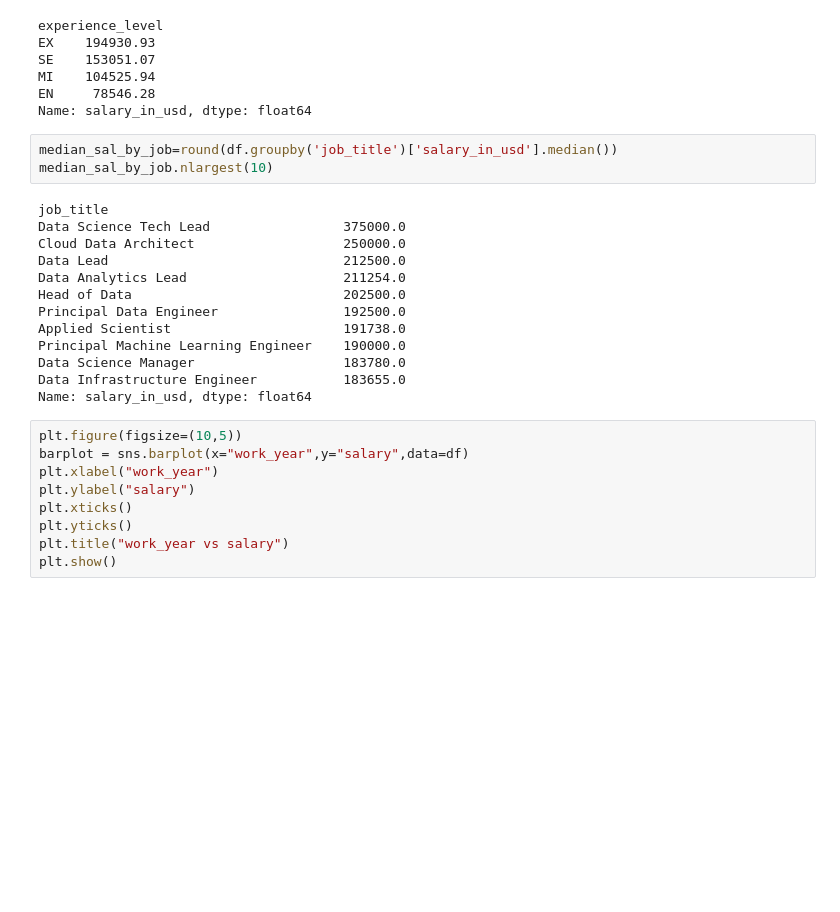
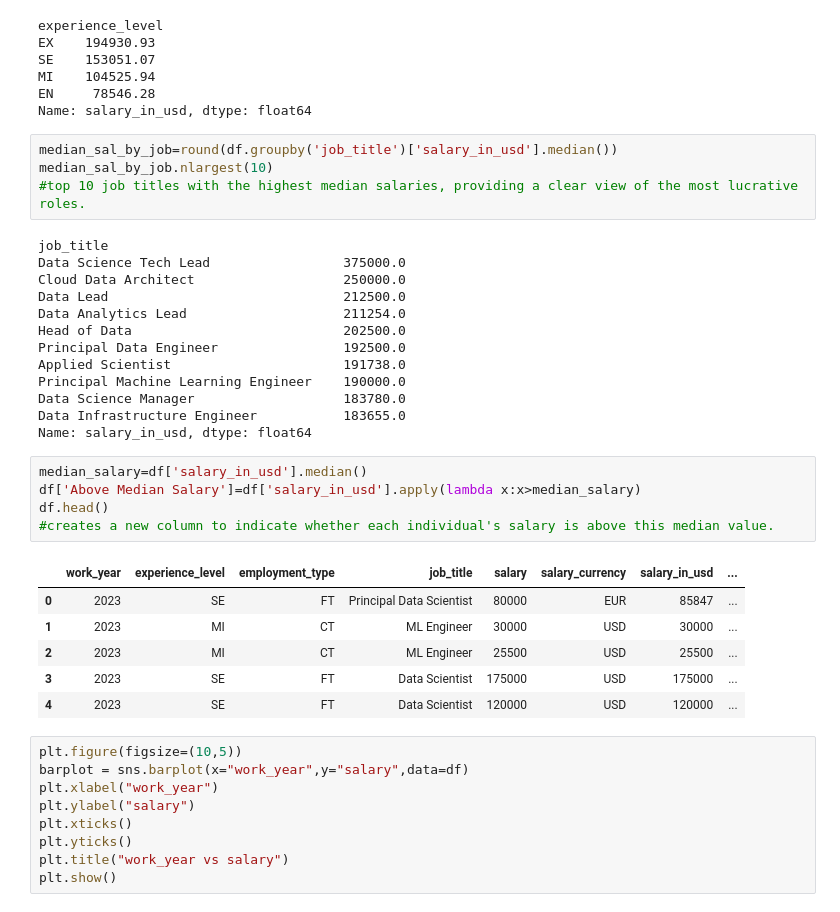
Before and after one commit to M-Shahryar/data_science_salaries_2023, a Jupyter notebook: Notebook/nt_1.ipynb, the cells around one changed output. Saved outputs shown, nothing was run; the diff lists cells and outputs as text; blank space fills up the shorter version.

Commit message:
Avg_Median_sallay

```diff
--- a/Notebook/nt_1.ipynb
+++ b/Notebook/nt_1.ipynb
@@ -150,6 +150,7 @@ Name: salary_in_usd, dtype: float64
 # %%
 median_sal_by_job=round(df.groupby('job_title')['salary_in_usd'].median())
 median_sal_by_job.nlargest(10)
+#top 10 job titles with the highest median salaries, providing a clear view of the most lucrative roles.
 # %% [output]
 job_title
 Data Science Tech Lead                 375000.0
@@ -163,6 +164,18 @@ Principal Machine Learning Engineer    190000.0
 Data Science Manager                   183780.0
 Data Infrastructure Engineer           183655.0
 Name: salary_in_usd, dtype: float64
+# %%
+median_salary=df['salary_in_usd'].median()
+df['Above Median Salary']=df['salary_in_usd'].apply(lambda x:x>median_salary)
+df.head()
+#creates a new column to indicate whether each individual's salary is above this median value.
+# %% [output]
+|  | work_year | experience_level | employment_type | job_title | salary | salary_currency | salary_in_usd | ... |
+| 0 | 2023 | SE | FT | Principal Data Scientist | 80000 | EUR | 85847 | ... |
+| 1 | 2023 | MI | CT | ML Engineer | 30000 | USD | 30000 | ... |
+| 2 | 2023 | MI | CT | ML Engineer | 25500 | USD | 25500 | ... |
+| 3 | 2023 | SE | FT | Data Scientist | 175000 | USD | 175000 | ... |
+| 4 | 2023 | SE | FT | Data Scientist | 120000 | USD | 120000 | ... |
 # %%
 plt.figure(figsize=(10,5))
 barplot = sns.barplot(x="work_year",y="salary",data=df)
```
